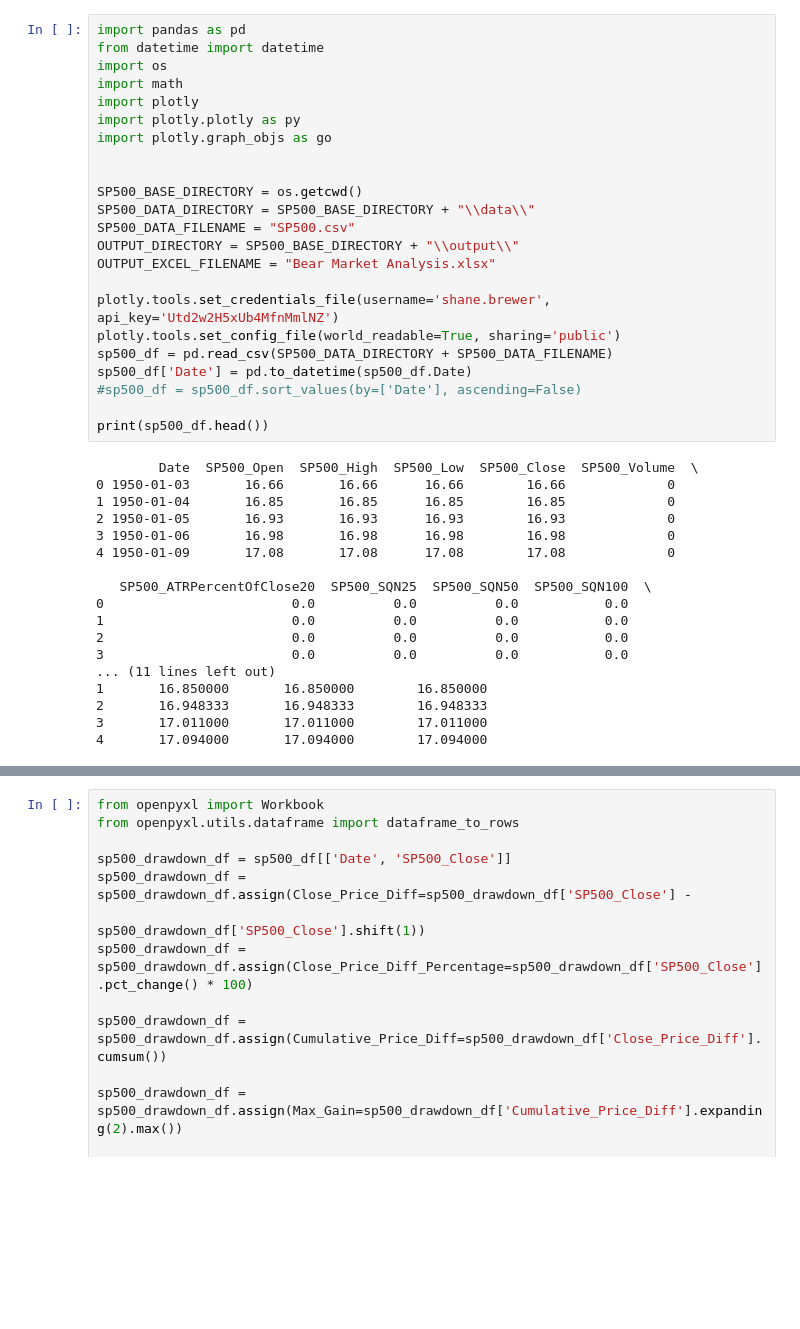
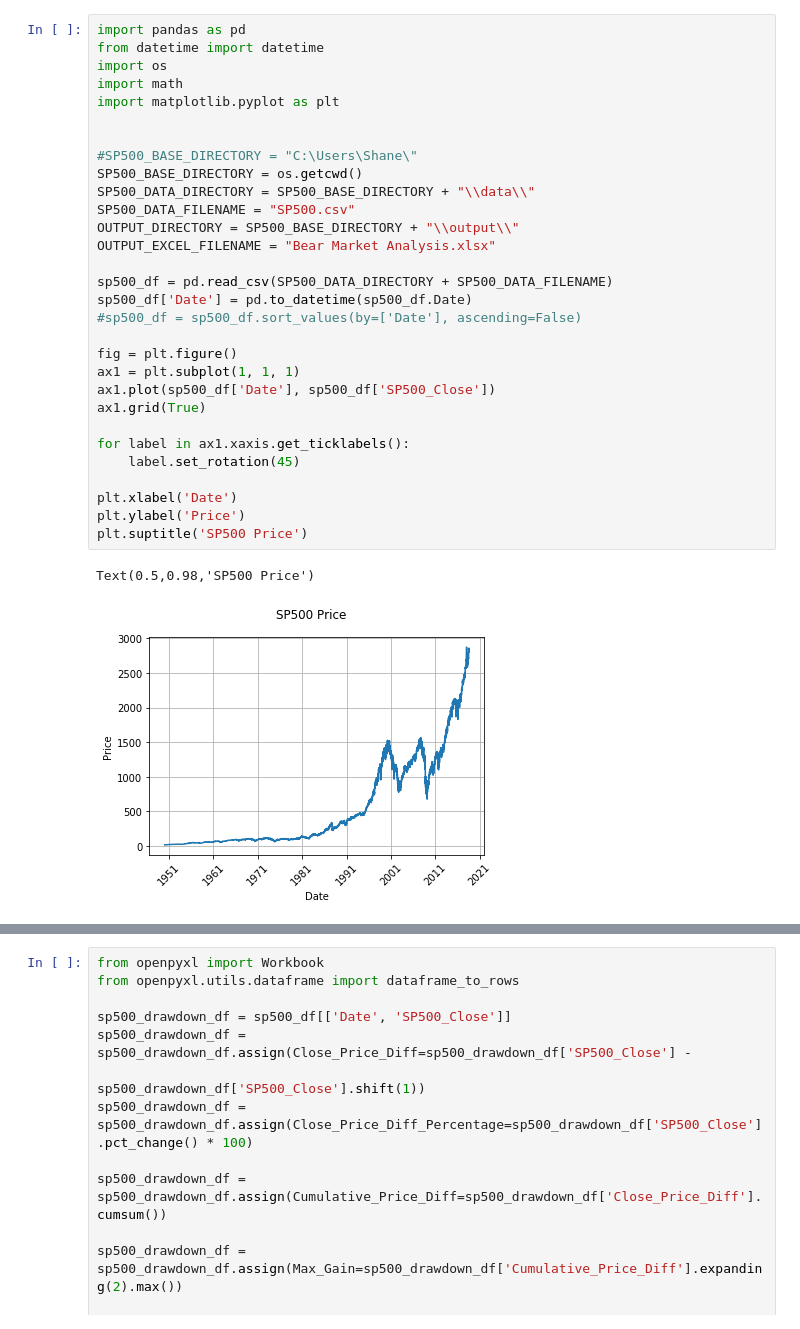
Before and after one commit to SugahShane/Market_Analysis, a Jupyter notebook: Bear Market Research Notebook.ipynb, the cells around one changed output, grey strips where cells are left out. Drawn from its saved outputs; the diff is of its cells as text; blank space fills up the shorter version.

Commit message:
Added SP500 matplotlib chart and plotly chart

```diff
--- a/Bear Market Research Notebook.ipynb
+++ b/Bear Market Research Notebook.ipynb
@@ -1,41 +1,33 @@
 # %%
 import pandas as pd
 from datetime import datetime
 import os
 import math
-import plotly
-import plotly.plotly as py
-import plotly.graph_objs as go
+import matplotlib.pyplot as plt
 
 
+#SP500_BASE_DIRECTORY = "C:\Users\Shane\"
 SP500_BASE_DIRECTORY = os.getcwd()
 SP500_DATA_DIRECTORY = SP500_BASE_DIRECTORY + "\\data\\"
 SP500_DATA_FILENAME = "SP500.csv"
 OUTPUT_DIRECTORY = SP500_BASE_DIRECTORY + "\\output\\"
 OUTPUT_EXCEL_FILENAME = "Bear Market Analysis.xlsx"
 
-plotly.tools.set_credentials_file(username='shane.brewer', api_key='Utd2w2H5xUb4MfnMmlNZ')
-plotly.tools.set_config_file(world_readable=True, sharing='public')
 sp500_df = pd.read_csv(SP500_DATA_DIRECTORY + SP500_DATA_FILENAME)
 sp500_df['Date'] = pd.to_datetime(sp500_df.Date)
 #sp500_df = sp500_df.sort_values(by=['Date'], ascending=False)
 
-print(sp500_df.head())
+fig = plt.figure()
+ax1 = plt.subplot(1, 1, 1)
+ax1.plot(sp500_df['Date'], sp500_df['SP500_Close'])
+ax1.grid(True)
+
+for label in ax1.xaxis.get_ticklabels():
+    label.set_rotation(45)
+
+plt.xlabel('Date')
+plt.ylabel('Price')
+plt.suptitle('SP500 Price')
 # %% [output]
-        Date  SP500_Open  SP500_High  SP500_Low  SP500_Close  SP500_Volume  \
-0 1950-01-03       16.66       16.66      16.66        16.66             0
-1 1950-01-04       16.85       16.85      16.85        16.85             0
-2 1950-01-05       16.93       16.93      16.93        16.93             0
-3 1950-01-06       16.98       16.98      16.98        16.98             0
-4 1950-01-09       17.08       17.08      17.08        17.08             0
-
-   SP500_ATRPercentOfClose20  SP500_SQN25  SP500_SQN50  SP500_SQN100  \
-0                        0.0          0.0          0.0           0.0
-1                        0.0          0.0          0.0           0.0
-2                        0.0          0.0          0.0           0.0
-3                        0.0          0.0          0.0           0.0
-... (11 lines left out)
-1       16.850000       16.850000        16.850000
-2       16.948333       16.948333        16.948333
-3       17.011000       17.011000        17.011000
-4       17.094000       17.094000        17.094000
+Text(0.5,0.98,'SP500 Price')
+[figure, added]
```
Also changed, not shown: parts of 3 cells of this notebook, 2 other files.
